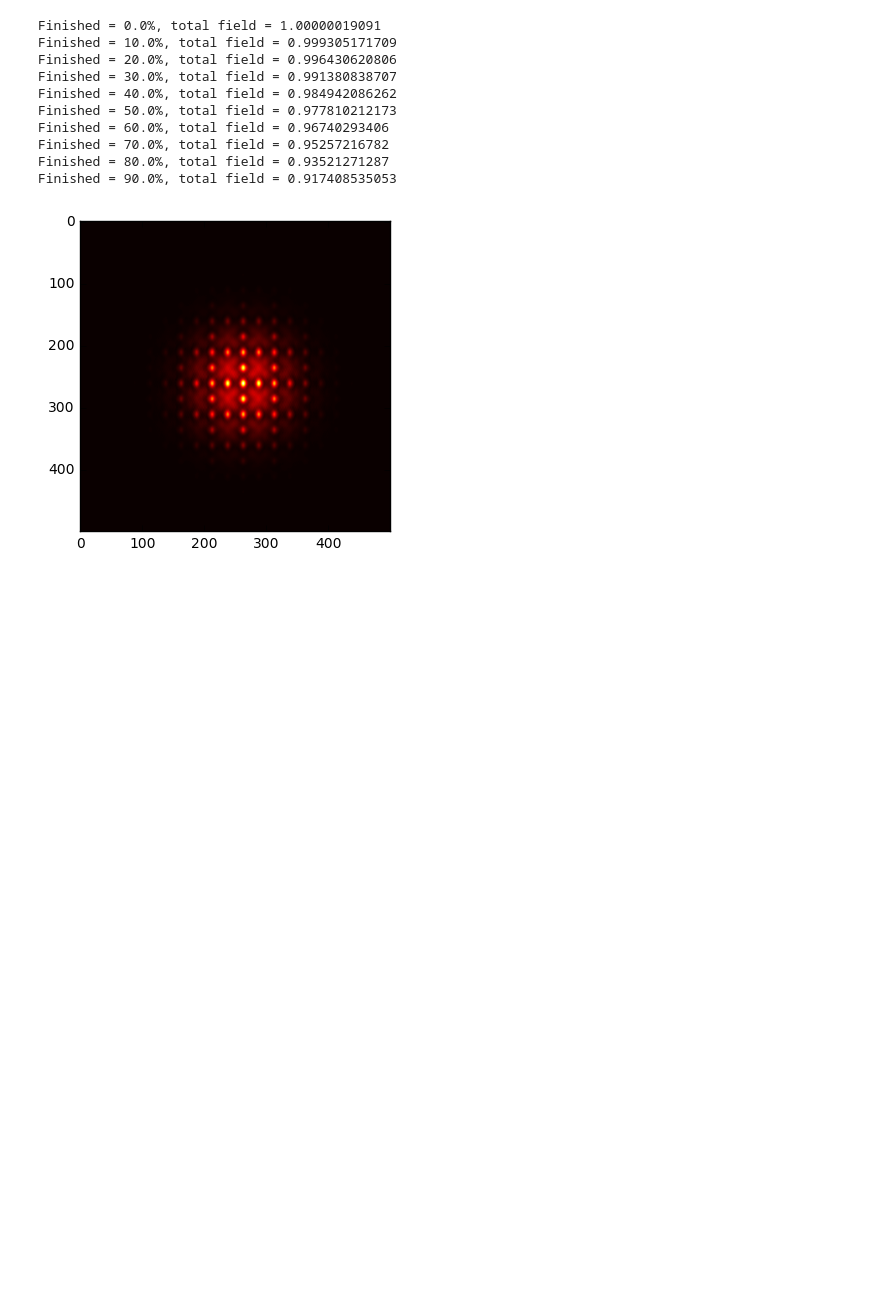
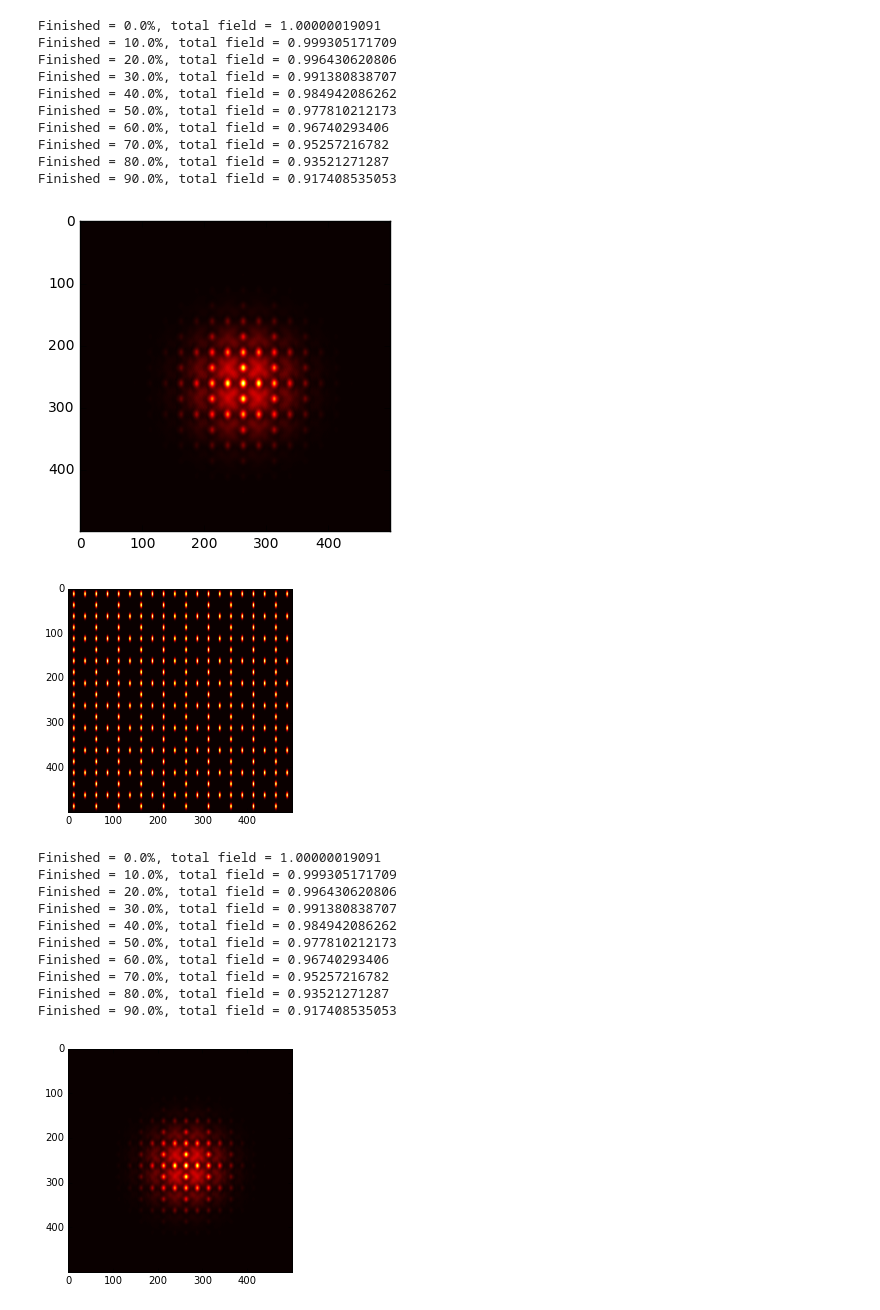
Before and after one commit to longyangking/Physicist, a Jupyter notebook: Beam/Beam propagation.ipynb, the cells around one changed output. Saved outputs shown, nothing was run; the diff lists cells and outputs as text; code cells hidden in the pictures; blank space fills up the shorter version.

```diff
--- a/Beam/Beam propagation.ipynb
+++ b/Beam/Beam propagation.ipynb
@@ -182,3 +182,78 @@ Finished = 70.0%, total field = 0.95257216782
 Finished = 80.0%, total field = 0.93521271287
 Finished = 90.0%, total field = 0.917408535053
 [figure]
+# %%
+import numpy as np
+import matplotlib.pyplot as plt
+import math
+%matplotlib inline
+
+k0 = 2.0*math.pi/(633*10**-9)
+n0 = 1.45; dn0 = 7.0*10**-4
+a = 1j/(2.0*n0*k0)
+b = 1j*k0
+
+N = 10
+A = 50.0*10**-6
+L = A*N
+La = 11.0*10**-6
+Lb = 4.0*10**-6
+
+
+size = N*50  # size of the 2D grid
+dx = L/size  # space step
+Z = 1.0*10**-3
+n = 2000
+dz = Z/n;
+
+psi = np.zeros([size, size],dtype=complex)
+dn = np.zeros([size,size])
+x = np.linspace(0,L,size)
+y = np.linspace(0,L,size)
+
+for i in range(size):
+    for j in range(size):
+        psi[i,j] = np.exp(-((x[i]-A*N/2.0-A/4)**2/(1.5*A)**2 + (y[j]-A*N/2.0-A/4)**2/(1.5*A)**2))
+        x0 = x[i]%A; y0 = y[j]%A
+        dn[i,j] = dn0*(np.exp(-((x0-A/4)**2/(La/2)**2 + (y0-A/4)**2/(Lb/2)**2))\
+                       + np.exp(-((x0-A*3/4)**2/(La/2)**2 + (y0-A/4)**2/(Lb/2)**2))\
+                       + np.exp(-((x0-A/4)**2/(La/2)**2 + (y0-A*3/4)**2/(Lb/2)**2)))
+
+psi = psi/np.sum(np.abs(psi))
+plt.imshow(dn,cmap=plt.cm.hot)
+plt.show()
+
+def laplacian(Z):
+    Ztop = Z[0:-2,1:-1]
+    Zleft = Z[1:-1,0:-2]
+    Zbottom = Z[2:,1:-1]
+    Zright = Z[1:-1,2:]
+    Zcenter = Z[1:-1,1:-1]
+    return (Ztop + Zleft + Zbottom + Zright - 4 * Zcenter) / dx**2
+
+for i in range(n):
+    deltapsi = laplacian(psi)
+    psic = psi[1:-1,1:-1]
+    psi[1:-1,1:-1] = psic + dz * (a * deltapsi + b*dn[1:-1,1:-1]*psic)
+
+    psi[0,:] = psi[1,:]
+    psi[-1,:] = psi[-2,:]
+    psi[:,0] = psi[:,1]
+    psi[:,-1] = psi[:,-2]
+
+    if i%(n/10) == 0:
+         print 'Finished = {num}%, total field = {field} '.format(num=100.0*i/n,field=np.sum(np.abs(psi)))
+plt.imshow(abs(psi),cmap=plt.cm.hot);
+# %% [output]
+[figure, added]
+Finished = 0.0%, total field = 1.00000019091
+Finished = 10.0%, total field = 0.999305171709
+Finished = 20.0%, total field = 0.996430620806
+Finished = 30.0%, total field = 0.991380838707
+Finished = 40.0%, total field = 0.984942086262
+Finished = 50.0%, total field = 0.977810212173
+Finished = 60.0%, total field = 0.96740293406
+Finished = 70.0%, total field = 0.95257216782
+Finished = 80.0%, total field = 0.93521271287
+Finished = 90.0%, total field = 0.917408535053
+[figure, added]
```
Also changed, not shown: 1 other file.
